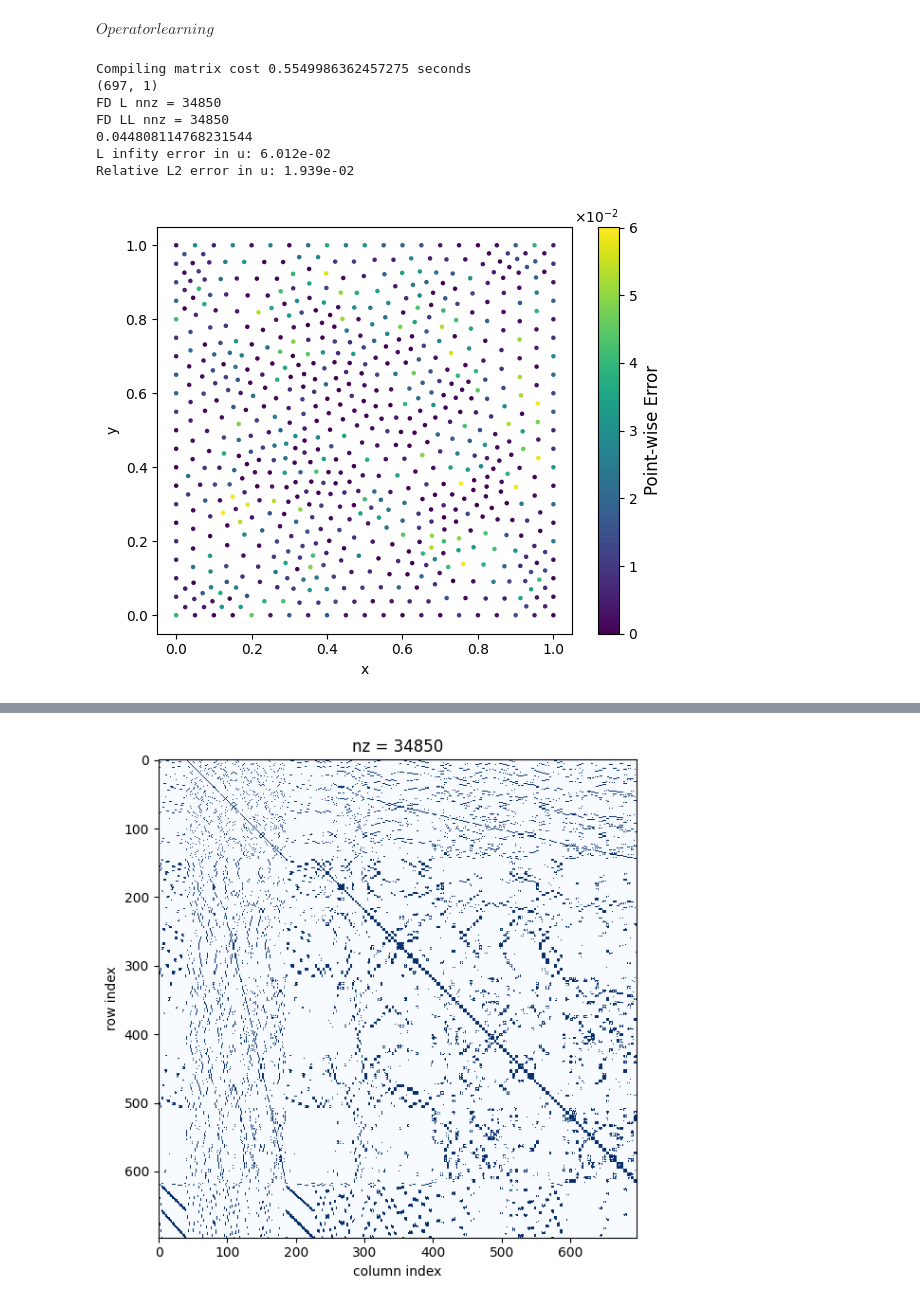
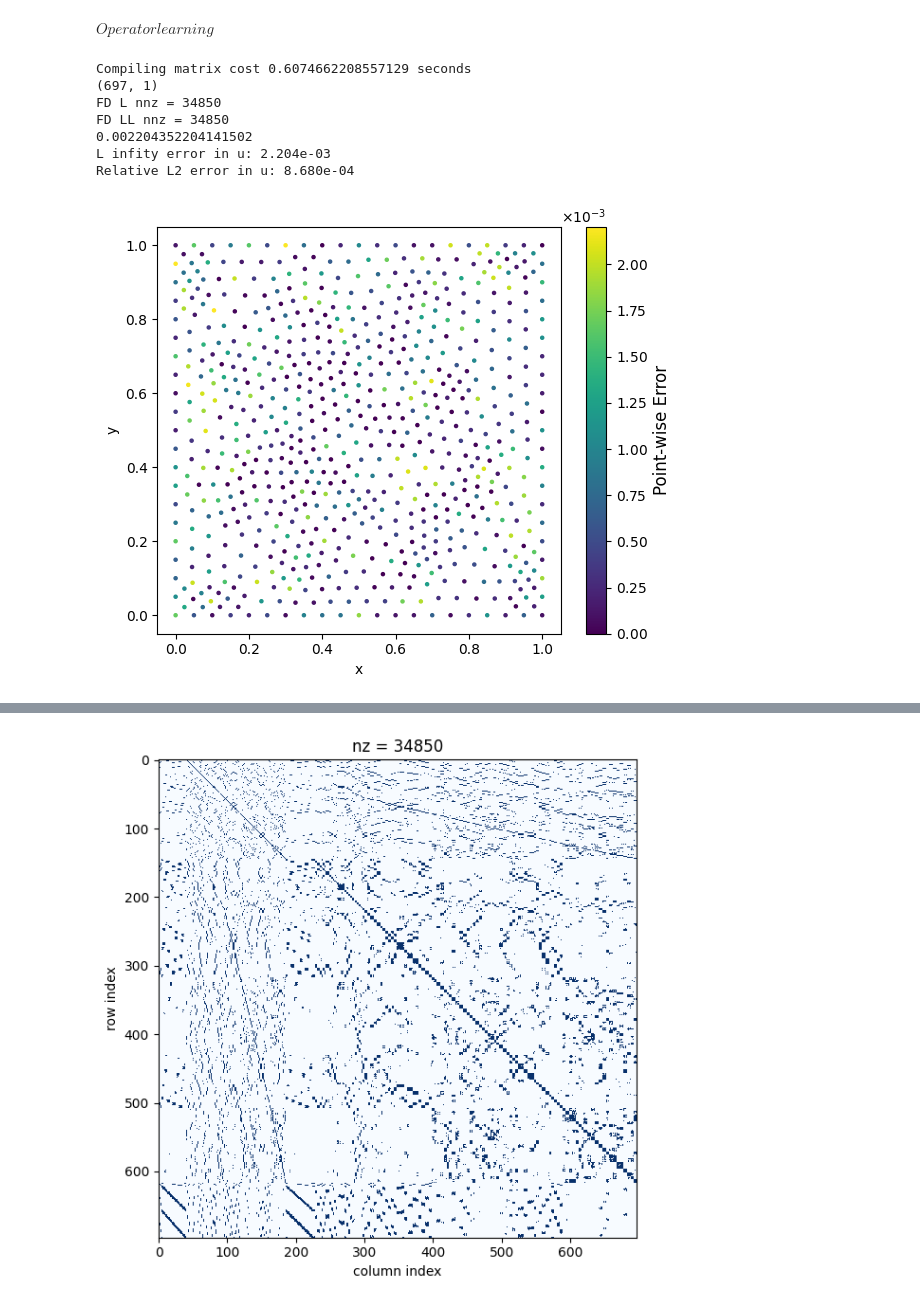
Before and after one commit to wooodswu/one_shot_by_RFM, a Jupyter notebook: mycode/rbf_poisson/RFM_FD_poisson_xcos_square.ipynb, the cells around one changed output, grey strips where cells are left out. Saved outputs shown, nothing was run; the diff lists cells and outputs as text; code cells hidden in the pictures.

```diff
--- a/mycode/rbf_poisson/RFM_FD_poisson_xcos_square.ipynb
+++ b/mycode/rbf_poisson/RFM_FD_poisson_xcos_square.ipynb
@@ -1162,12 +930,18 @@ def rfm_fd_poly_solve_poisson_nn(X, Yin, Yb, f_func, g_func, Phi, K, reg, order)
         y = Y[i,:] # (2,)
         idx_local = idx[i,:]    # (K,)
         Z = X[idx_local]       # (K,2)
+
+        c = np.mean(Z, axis=0, keepdims=True)
+        r = np.max(np.linalg.norm(Z - c, axis=1))
+        Z = (Z - c) / r
+        y = ((y[None, :] - c) / r).reshape(2,)
+
         dist_ZZ = distance.cdist(Z, Z, metric='euclidean') # (K,K)
         dist_ZZ = torch.as_tensor(dist_ZZ, dtype = torch.float64, device = device)
         Phi_jj = Phi(dist_ZZ) # (K,K)
         Phi_jj = Phi_jj.detach().cpu().numpy()
         phi_xj, lap_phi, _  = laplacian_phi_wrt_y(Phi, y, Z, eps=1e-8) # (K,1)
-
+        lap_phi = lap_phi/r**2
         ## W_ide
 
         P = poly2D(Z, order)  # (K,Norder)
@@ -1185,7 +959,7 @@ def rfm_fd_poly_solve_poisson_nn(X, Yin, Yb, f_func, g_func, Phi, K, reg, order)
         # Laplace weights: laplace_phi = Phi_jj w_lap
 
         RHS_lap[:K,0] = lap_phi[:,0]
-        RHS_lap[K:,0] = laplacian_poly2D(order, y)[:,0]
+        RHS_lap[K:,0] = laplacian_poly2D(order, y)[:,0]/r**2
         w_lap = np.linalg.solve(AP,RHS_lap).T # (1,K+Noder)
         W_lap[i:i+1,:] = w_lap
 
@@ -1208,7 +982,7 @@ def rfm_fd_poly_solve_poisson_nn(X, Yin, Yb, f_func, g_func, Phi, K, reg, order)
     LL = lil_matrix((M, N),dtype=np.float64)
     for i in range(M):
         idx_local = idx[i,:]    # (K,)
-        LL[i,idx_local] = LL[i,idx_local] + W_ide[i,:K]
+        LL[i,idx_local] = W_ide[i,:K]
     LL = LL.tocsr()
     UY = LL.dot(UX).reshape(-1,1)
     return UY,L,LL
@@ -1293,13 +1067,19 @@ def rfm_fd_solve_poisson_nn(X, Yin, Yb, f_func, g_func, Phi, K, reg):
         y = Y[i,:] # (2,)
         idx_local = idx[i,:]    # (K,)
         Z = X[idx_local]       # (K,2)
+
+        c = np.mean(Z, axis=0, keepdims=True)
+        r = np.max(np.linalg.norm(Z - c, axis=1))
+        Z = (Z - c) / r
+        y = ((y[None, :] - c) / r).reshape(2,)
+
         dist_ZZ = distance.cdist(Z, Z, metric='euclidean') # (K,K)
         dist_ZZ = torch.as_tensor(dist_ZZ, dtype = torch.float64, device = device)
         Phi_jj = Phi(dist_ZZ) # (K,K)
         Phi_jj = Phi_jj.detach().cpu().numpy()
         phi_xj, lap_phi, _  = laplacian_phi_wrt_y(Phi, y, Z, eps=1e-8) # (K,1)
         ## RHS_lap, RHS_ide
-        RHS_lap = lap_phi
+        RHS_lap = lap_phi/r**2
         RHS_ide = phi_xj
         ## W_ide, W_lap
         A  =  Phi_jj  + reg * np.eye(K) # (K,K)
@@ -1356,25 +1136,9 @@ Phi.initi()
 Phi = Phi.double()
 
 # #===========================================================
-# u_func = lambda x, y: np.sin(x) * np.cos(y)
-# f_func = lambda x, y: 2.0 * np.sin(x) * np.cos(y)
-# g_func = lambda x, y: np.sin(x) * np.cos(y)
-
-# u_func = lambda x, y: np.sin(x) * np.sin(y)
-# f_func = lambda x, y: 2.0 * np.sin(x) * np.sin(y)
-# g_func = lambda x, y: np.sin(x) * np.sin(y)
-
-# u_func = lambda x, y: x * np.sin(y)
-# f_func = lambda x, y: 0 * np.sin(y) + x * np.sin(y)
-# g_func = lambda x, y: x * np.sin(y)
-
-# u_func = lambda x, y: x * np.cos(y)
-# f_func = lambda x, y: 0 * np.cos(y) + x * np.cos(y)
-# g_func = lambda x, y: x * np.cos(y)
-# #===========================================================
 # #==================== Evaluate points Y ====================
 # #===========================================================
-data = loadmat('./data_poisson/mydata_100_pdetool_square_697.mat') # sigma = 1, l = 0.25
+data = loadmat('./data/mydata_100_pdetool_square_697.mat') # sigma = 1, l = 0.25
 # data = loadmat('./data_poisson/mydata_100_pdetool_square_10201.mat') # sigma = 1, l = 0.25
 p,f_0,u_0,f_new,u_new, index_in,index_bc = data['p'],data['f_0'],data['u_0'],data['F'],data['U'],data['in'],data['bc']  # sigma = 1, l = 0.25
 index_in, index_bc = (index_in - 1).reshape(-1),(index_bc - 1).reshape(-1) # matlab to python index
@@ -1417,38 +1181,38 @@ else:
 # UY,L,LL = rfm_fd_poly_solve_poisson_nn(X, Yin, Yb, f_func, g_func, Phi, K, reg, order)
 print(u_true.shape)
 print("FD L nnz =", L.nnz)
 print("FD LL nnz =", LL.nnz)
 
 error = np.abs(UY - u_true)#/np.abs(u_true + 1e-6)
 print(error[index_bc].max().item())
 print(f'L infity error in u: {error.max().item():.3e}')
 error_u = np.linalg.norm(UY - u_true, 2) / np.linalg.norm(u_true, 2)
 print(f'Relative L2 error in u: {error_u.item():.3e}')
 
 import matplotlib.ticker as ticker
 plt.figure(figsize=(6,5))
 sc = plt.scatter(Y[:,0], Y[:,1], c=np.abs(UY - u_true), cmap='viridis', s=5)
 cbar = plt.colorbar(sc)
 cbar.set_label('Point-wise Error', fontsize=12)
 formatter = ticker.ScalarFormatter(useMathText=True)
 formatter.set_scientific(True)
 formatter.set_powerlimits((0, 0))
 cbar.ax.yaxis.set_major_formatter(formatter)
 # plt.title(f'Augmented RFM-FD Point-wise Error (p = {order})')
 plt.xlabel('x')
 plt.ylabel('y')
 plt.tight_layout()
 plt.savefig(f'./result/p={order}_error_200_size{M}.eps', bbox_inches='tight')
 plt.show()
 # %% [output]
-Compiling matrix cost 0.5549986362457275 seconds
+Compiling matrix cost 0.6074662208557129 seconds
 (697, 1)
 FD L nnz = 34850
 FD LL nnz = 34850
-0.044808114768231544
-L infity error in u: 6.012e-02
-Relative L2 error in u: 1.939e-02
+0.002204352204141502
+L infity error in u: 2.204e-03
+Relative L2 error in u: 8.680e-04
-[figure, old version]
+[figure, new version]
 # %%
 import time
 E_inf, E_L2 = np.zeros((100,1)),np.zeros((100,1))
```
Also changed, not shown: parts of 5 cells of this notebook.
